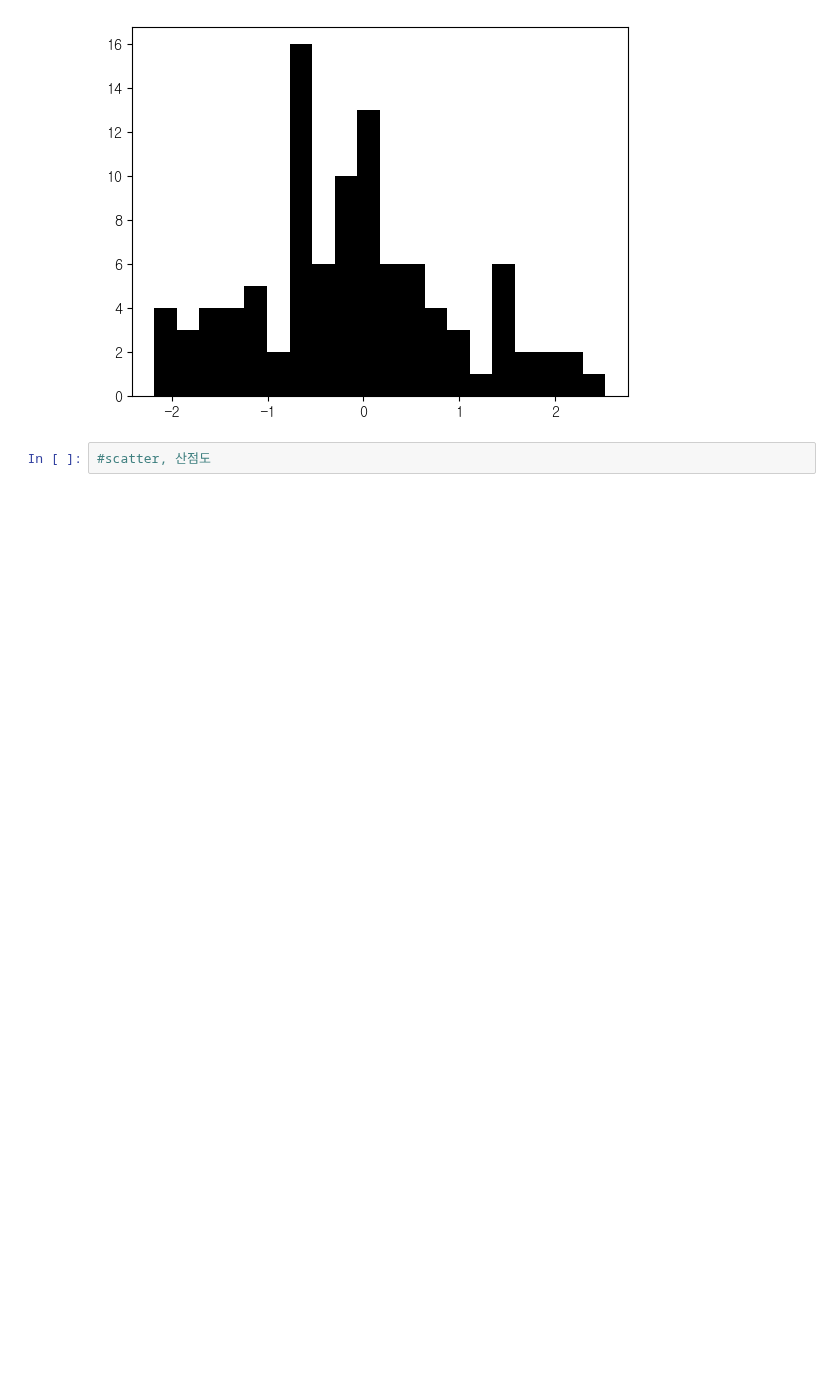
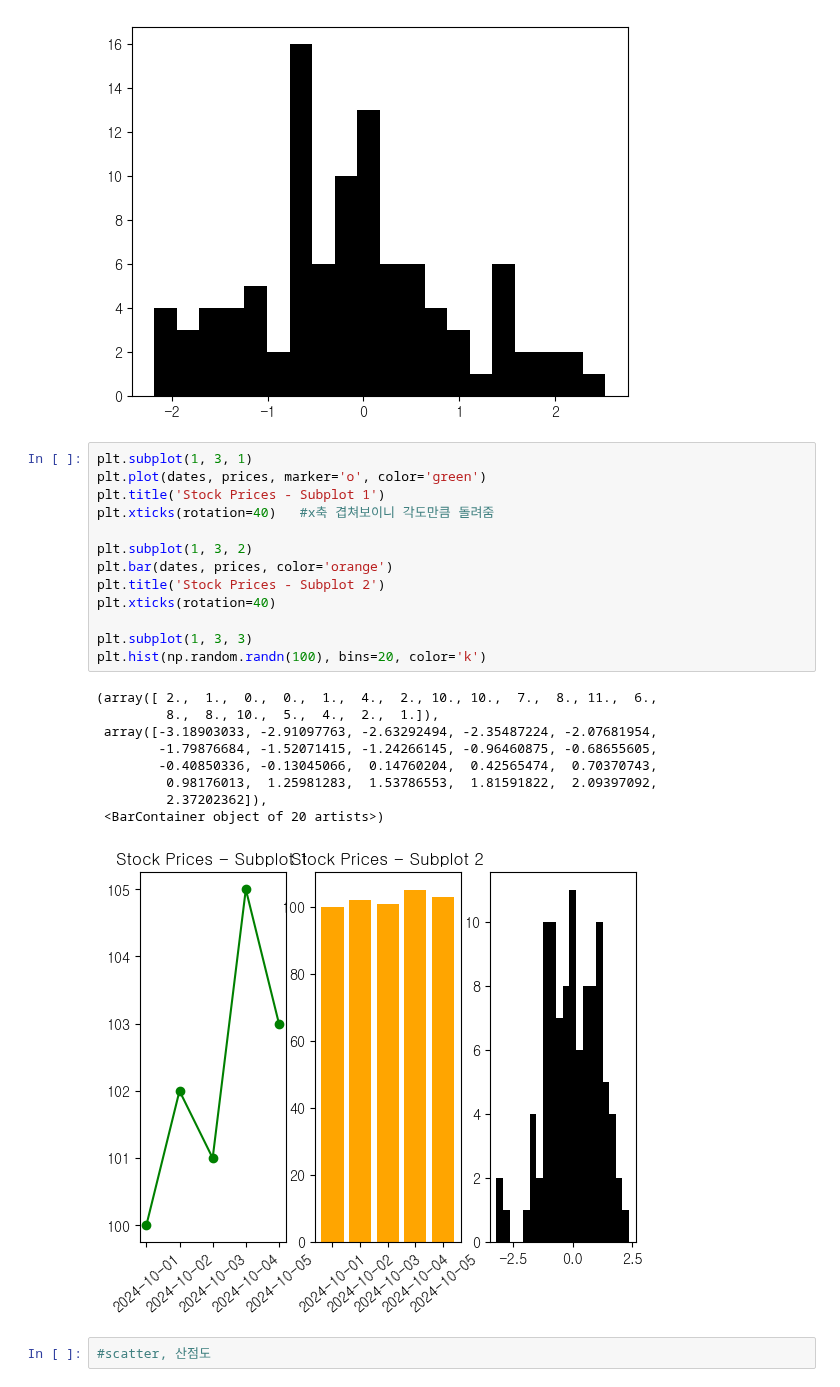
Before and after one commit to jiyoung1634/hipython_rep, a Jupyter notebook: 17.시각화.ipynb, the cells around one changed output. Drawn from its saved outputs; the diff is of its cells as text; blank space fills up the shorter version.

```diff
--- a/17.시각화.ipynb
+++ b/17.시각화.ipynb
@@ -189,5 +189,28 @@ plt.hist(np.random.randn(100), bins=20, color='k')
          2.525478  ]),
  <BarContainer object of 20 artists>)
 [figure]
+# %%
+plt.subplot(1, 3, 1)
+plt.plot(dates, prices, marker='o', color='green')
+plt.title('Stock Prices - Subplot 1')
+plt.xticks(rotation=40)   #x축 겹쳐보이니 각도만큼 돌려줌
+
+plt.subplot(1, 3, 2)
+plt.bar(dates, prices, color='orange')
+plt.title('Stock Prices - Subplot 2')
+plt.xticks(rotation=40)
+
+plt.subplot(1, 3, 3)
+plt.hist(np.random.randn(100), bins=20, color='k')
+# %% [output]
+(array([ 2.,  1.,  0.,  0.,  1.,  4.,  2., 10., 10.,  7.,  8., 11.,  6.,
+         8.,  8., 10.,  5.,  4.,  2.,  1.]),
+ array([-3.18903033, -2.91097763, -2.63292494, -2.35487224, -2.07681954,
+        -1.79876684, -1.52071415, -1.24266145, -0.96460875, -0.68655605,
+        -0.40850336, -0.13045066,  0.14760204,  0.42565474,  0.70370743,
+         0.98176013,  1.25981283,  1.53786553,  1.81591822,  2.09397092,
+         2.37202362]),
+ <BarContainer object of 20 artists>)
+[figure, added]
 # %%
 #scatter, 산점도
```
